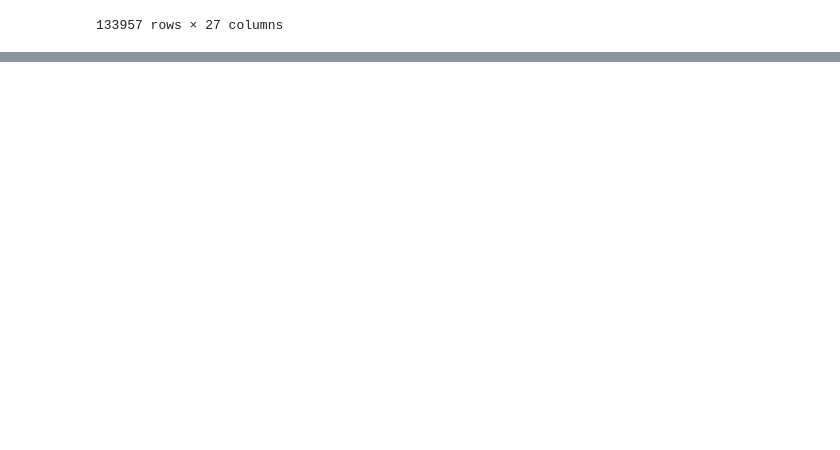
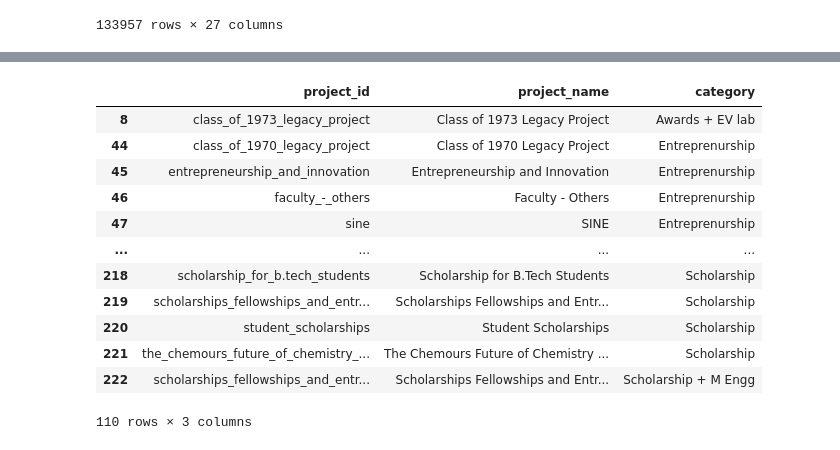
Before and after one commit to khamsakamal48/Funds-receivable-in-ERP, a Jupyter notebook: Working Analysis.ipynb, the cells around one changed output, grey strips where cells are left out. Drawn from its saved outputs; the diff is of its cells as text; code cells hidden in the pictures; blank space fills up the shorter version.

Commit message:
Added changes related to Project Directory

```diff
--- a/Working Analysis.ipynb
+++ b/Working Analysis.ipynb
@@ -227,3 +225,11 @@ transaction
 | 133955 | 1.002064e+09 | 2.426000e+09 | 2024-04-23 | 2024-04-16 | SB | DO/2024-VCSF | ... |
 | 133956 | 1.002124e+09 | 2.426003e+09 | 2024-07-12 | 2024-07-05 | SB | DO/2024-VCSF | ... |
 133957 rows × 27 columns
+# %%
+project_directory = pd.read_excel('Financials_Q4 Purpose_Kamal_17_05_24 (1).xlsx', sheet_name='Directory', header=None)
+# %%
+project_directory.columns = ['project_name', 'category']
+# %%
+project_directory['project_id'] = project_directory['project_name'].str.strip().str.lower().str.replace(' ', '_')
+# %%
+project_directory = project_directory[['project_id', 'project_name', 'category']]
@@ -229,0 +256,16 @@ transaction
+# %%
+project_directory[~project_directory['category'].isin(['Centre', 'COE', 'R&D', 'Strategic Needs', 'Infrastructure', 'Project Evergreen', 'Evergreen', 'Student Development', 'Faculty Development', 'Awards', 'Chair'])]
+# %% [output]
+|  | project_id | project_name | category |
+| 8 | class_of_1973_legacy_project | Class of 1973 Legacy Project | Awards + EV lab |
+| 44 | class_of_1970_legacy_project | Class of 1970 Legacy Project | Entreprenurship |
+| 45 | entrepreneurship_and_innovation | Entrepreneurship and Innovation | Entreprenurship |
+| 46 | faculty_-_others | Faculty - Others | Entreprenurship |
+| 47 | sine | SINE | Entreprenurship |
+| ... | ... | ... | ... |
+| 218 | scholarship_for_b.tech_students | Scholarship for B.Tech Students | Scholarship |
+| 219 | scholarships_fellowships_and_entr... | Scholarships Fellowships and Entr... | Scholarship |
+| 220 | student_scholarships | Student Scholarships | Scholarship |
+| 221 | the_chemours_future_of_chemistry_... | The Chemours Future of Chemistry ... | Scholarship |
+| 222 | scholarships_fellowships_and_entr... | Scholarships Fellowships and Entr... | Scholarship + M Engg |
+110 rows × 3 columns
```
Also changed, not shown: parts of 5 cells of this notebook, 3 other files.
